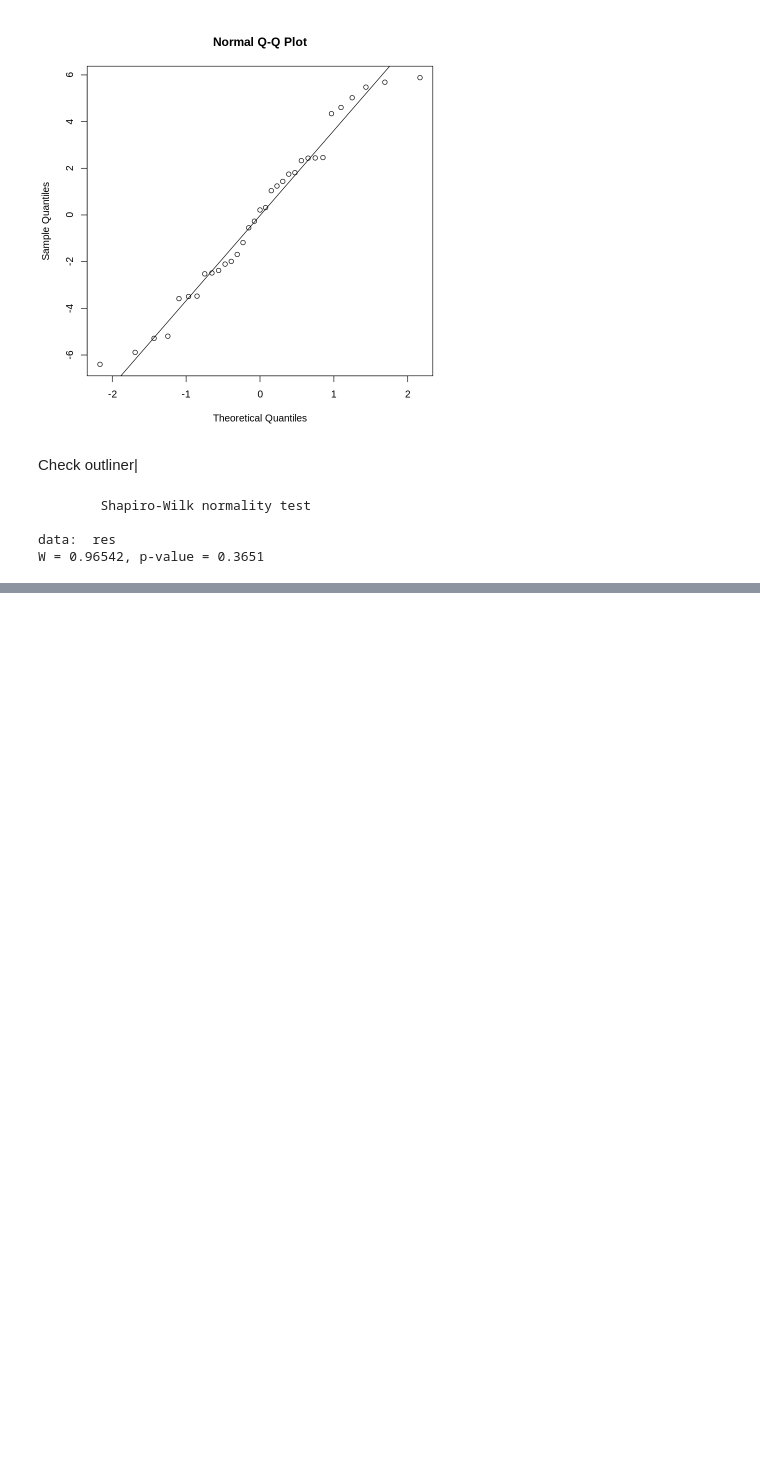
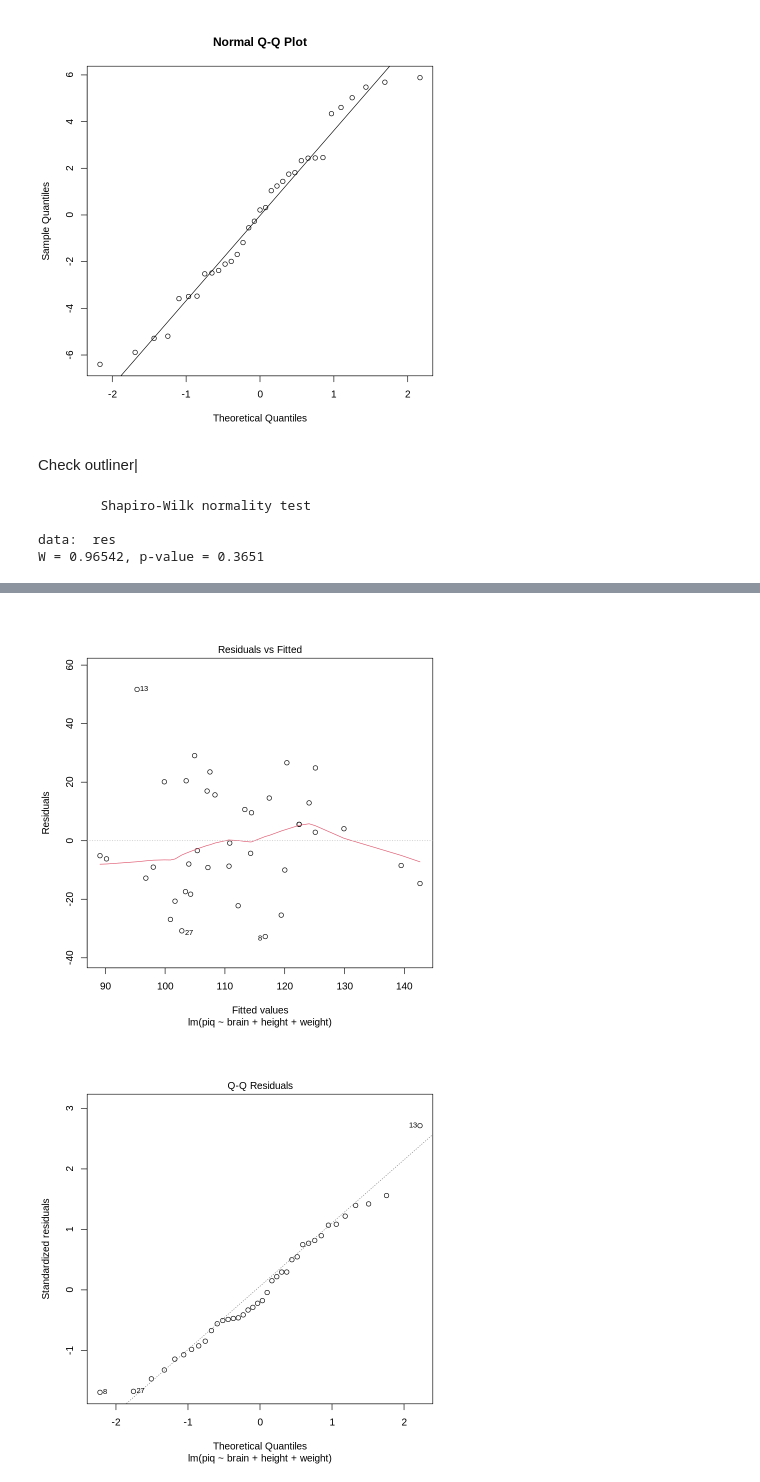
Before and after one commit to tontantip/DADS6001-Applied-statistics, a Jupyter notebook: in class/Reg2.ipynb, the cells around one changed output, grey strips where cells are left out. Saved outputs shown, nothing was run; the diff lists cells and outputs as text; code cells hidden in the pictures; blank space fills up the shorter version.

```diff
--- a/in class/Reg2.ipynb
+++ b/in class/Reg2.ipynb
@@ -245,3 +245,21 @@ shapiro.test(res)
 
 data:  res
 W = 0.96542, p-value = 0.3651
+# %%
+piq<-
+c(124,150,128,134,110,131,98,84,147,124,128,124,147,90,96,120,102,84,86,84,134,128,102,131,84,110,72,
+124,132,137,110,86,81,128,124,94,74,89)
+brain<-
+c(81.69,103.84,96.54,95.15,92.88,99.13,85.43,90.49,95.55,83.39,107.95,92.41,85.65,87.89,86.54,85.22,94.51,
+80.8,88.91,90.59,79.06,95.5,83.18,93.55,79.86,106.25,79.35,86.67,85.78,94.96,99.79,88,83.43,94.81,94.94,
+89.4,93,93.59)
+height<-
+c(64.5,73.3,68.8,65,69,64.5,66,66.3,68.8,64.5,70,69,70.5,66,68,68.5,73.5,66.3,70,76.5,62,68,63,72,68,77,63,
+66.5,62.5,67,75.5,69,66.5,66.5,70.5,64.5,74,75.5)
+weight<-
+c(118,143,172,147,146,138,175,134,172,118,151,155,155,146,135,127,178,136,180,186,122,132,114,171,
+140,187,106,159,127,191,192,181,143,153,144,139,148,179)
+
+data_table <- data.frame(piq, brain, height, weight)
+model_lm <- lm(piq~ brain+height+weight,data = data_table)
+summary(model_lm)
@@ -247,0 +286,5 @@ W = 0.96542, p-value = 0.3651
+# %%
+plot(model_lm)
+# %% [output]
+[figure, added]
+[figure, added]
```
Also changed, not shown: parts of 16 cells of this notebook.
